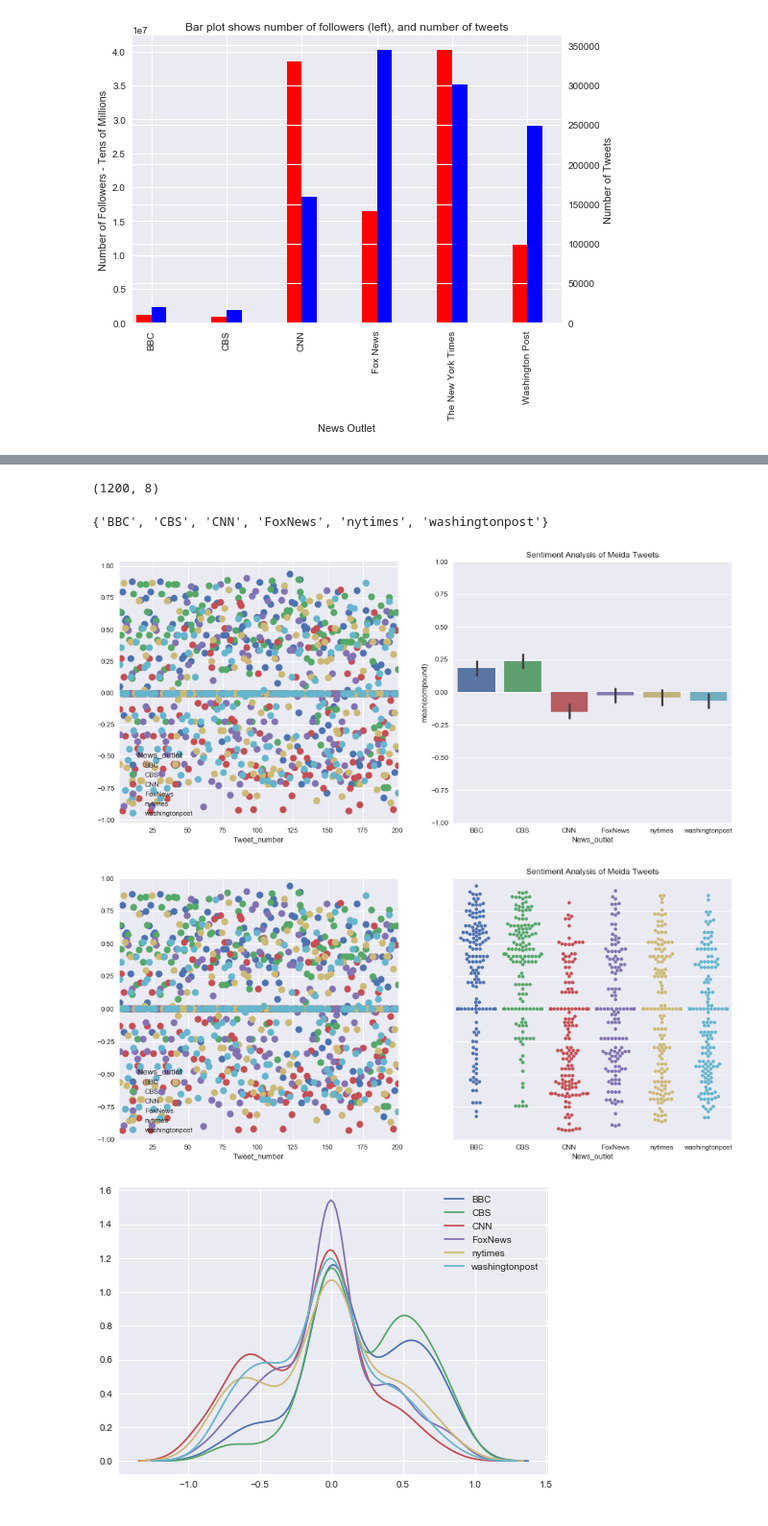
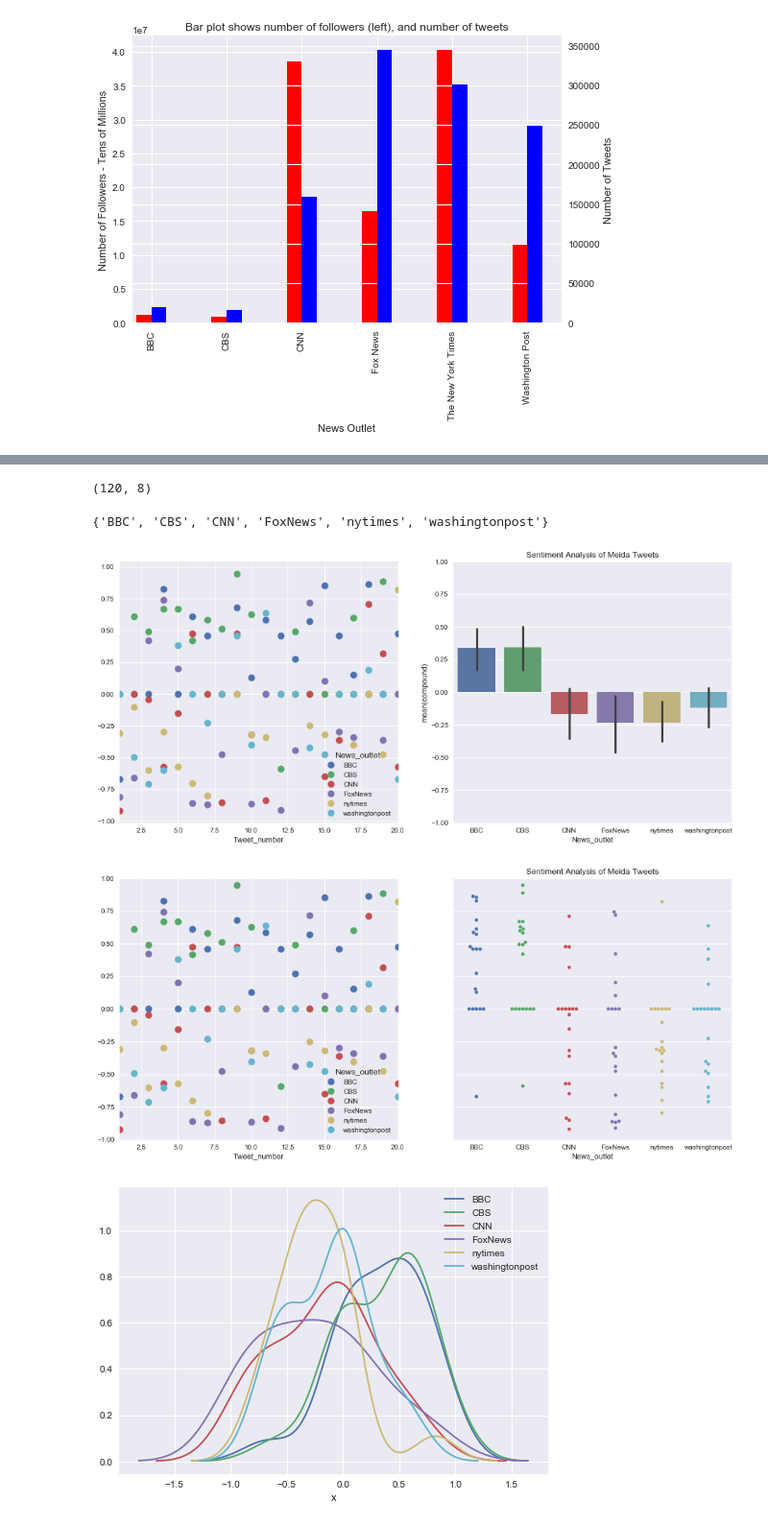
Before and after one commit to aerwemi/News-Mood-Sentiment-Analysis.Python, a Jupyter notebook: News Mood Sentiment Analysis -Python.ipynb, the cells around one changed output, grey strips where cells are left out. Shown at 96% size. Drawn from its saved outputs; the diff is of its cells as text; code cells hidden in the pictures.

```diff
--- a/News Mood Sentiment Analysis -Python.ipynb
+++ b/News Mood Sentiment Analysis -Python.ipynb
@@ -125,16 +127,16 @@ for news_outlet in news_outlets:
 
     # Place holders
     date_time=[]
-    tweet_texts = []
-    compounds=     []
-    neg_score=     []
-    pos_score=     []
-    neu_score=     []
-    tweet_num=     []
+    tweet_texts =[]
+    compounds=   []
+    neg_score=   []
+    pos_score=   []
+    neu_score=   []
+    tweet_num=   []
 
     # Create a loop to iteratively run API requests
     num=1
-    for tweet_page in range(10):
+    for tweet_page in range(1):
 
         # Get all tweets from home feed (for each page specified)
         public_tweets = api.user_timeline(news_outlet, page=tweet_page)
@@ -161,12 +163,25 @@ for news_outlet in news_outlets:
 
             neg=analyzer.polarity_scores(tweet["text"])['neg']
             neg_score.append(neg)
+            if neg > .4:
+                print(tweet["text"])
+                print(news_outlet)
+                print(f'Neg: {neg}')
+                print('__')
+
+
 
             pos=analyzer.polarity_scores(tweet["text"])['pos']
             pos_score.append(pos)
 
+            if pos > .4:
+                print(tweet["text"])
+                print(news_outlet)
+                print(f'Pos: {pos}')
+                print('__')
+
             neu=analyzer.polarity_scores(tweet["text"])['neu']
             neu_score.append(neu)
 
-
+    #Dirctory with all data for the current news outlet
     sentement_scores[news_outlet]=(tweet_num, date_time, compounds, neg_score, pos_score, neu_score, tweet_texts)
@@ -192,6 +225,18 @@ news_outlets_sentements = pd.DataFrame(columns=cols)
 for news_outlet in news_outlets:
     news_outlet_data=pol_df(news_outlet)
     news_outlets_sentements = news_outlets_sentements.append(news_outlet_data)
+# %%
+news_outlets_sentements.reset_index(drop=True, inplace=True)
+# %%
+raw_date=news_outlets_sentements['Date'].tolist()
+dates=[datetime.strptime(raw_stamp, "%a %b %d %H:%M:%S %z %Y") for raw_stamp in raw_date]
+dates_array=np.asarray(dates)
+#pd.Series(test3)
+news_outlets_sentements.insert(0, 'Date_time', dates_array)
+
+
+#drop old raw date
+news_outlets_sentements.drop('Date', axis=1, inplace=True)
 # %%
 news_outlets_sentements.head() # check data - should have all the outles . head
 # %% [output]
@@ -215,7 +260,7 @@ pd.options.display.max_rows = 999
 # %%
 news_outlets_sentements.shape # should have number of rows - for this case study 600
 # %% [output]
-(1200, 8)
+(120, 8)
 # %%
 set(news_outlets_sentements['News_outlet'].tolist()) # check if all outlets are extracted and yes 6 of them
 # %% [output]
@@ -235,7 +280,7 @@ plt.ylim(-1,1)
 sns.barplot(x='News_outlet', y='compound', data=news_outlets_sentements, ax=axs[1])
 plt.show();
 # %% [output]
-[figure, old version]
+[figure, new version]
 # %%
 fig, axs = plt.subplots(ncols=2, figsize=(16,7), sharey=True)
 
@@ -249,14 +294,15 @@ plt.ylim(-1,1)
 sns.swarmplot(x='News_outlet', y='compound', data=news_outlets_sentements, ax=axs[1])
 plt.show()
 # %% [output]
-[figure, old version]
+[figure, new version]
 # %%
 # create a histogram. By default it adds the kde (kernel density estimate)
 for i in news_outlets:
     sns.kdeplot(compund[i])
+plt.xlabel('x')
 plt.show()
 # %% [output]
-[figure, old version]
+[figure, new version]
 # %%
 fig, axs = plt.subplots(ncols=3, figsize=(16,7), sharey=True)
 
```
Also changed, not shown: parts of 9 cells of this notebook.
